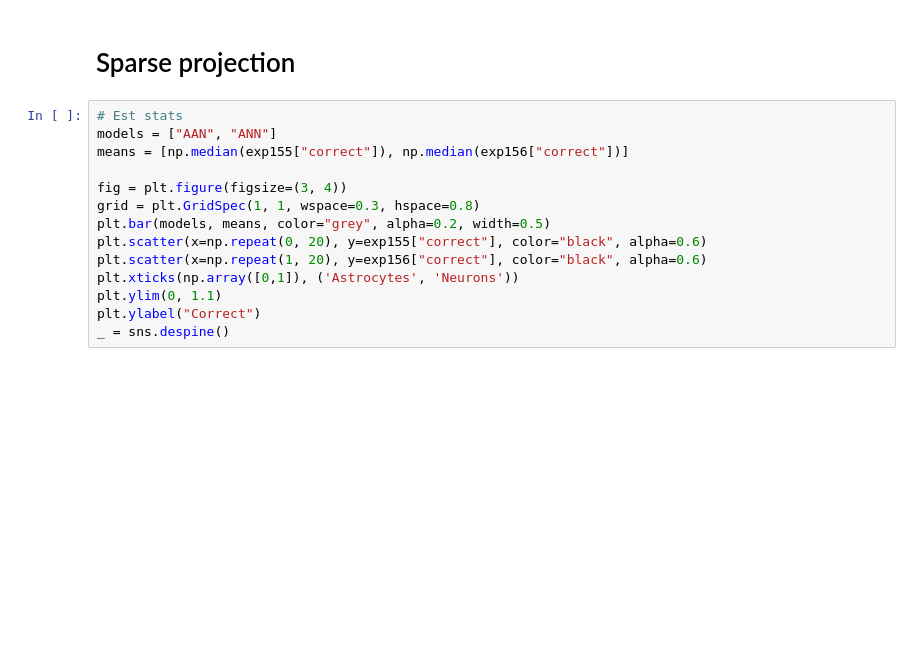
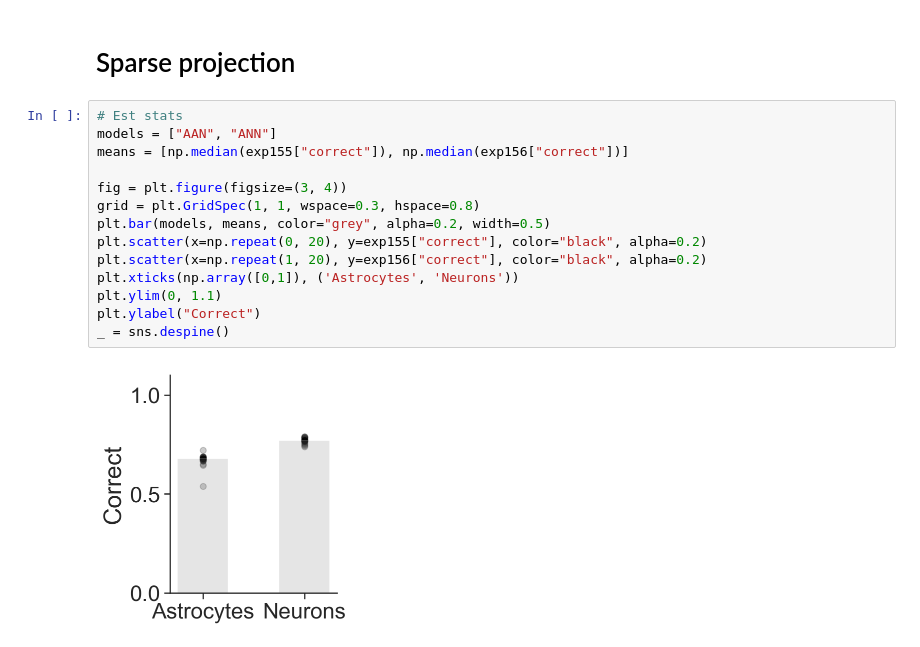
Before and after one commit to CoAxLab/glia_playing_atari, a Jupyter notebook: notebooks/digits_exp151-156.ipynb, the cells around one changed output. Saved outputs shown, nothing was run; the diff lists cells and outputs as text; blank space fills up the shorter version.

```diff
--- a/notebooks/digits_exp151-156.ipynb
+++ b/notebooks/digits_exp151-156.ipynb
@@ -91,14 +91,16 @@ _ = sns.despine()
 # %%
 # Est stats
 models = ["AAN", "ANN"]
 means = [np.median(exp155["correct"]), np.median(exp156["correct"])]
 
 fig = plt.figure(figsize=(3, 4))
 grid = plt.GridSpec(1, 1, wspace=0.3, hspace=0.8)
 plt.bar(models, means, color="grey", alpha=0.2, width=0.5)
-plt.scatter(x=np.repeat(0, 20), y=exp155["correct"], color="black", alpha=0.6)
-plt.scatter(x=np.repeat(1, 20), y=exp156["correct"], color="black", alpha=0.6)
+plt.scatter(x=np.repeat(0, 20), y=exp155["correct"], color="black", alpha=0.2)
+plt.scatter(x=np.repeat(1, 20), y=exp156["correct"], color="black", alpha=0.2)
 plt.xticks(np.array([0,1]), ('Astrocytes', 'Neurons'))
 plt.ylim(0, 1.1)
 plt.ylabel("Correct")
 _ = sns.despine()
+# %% [output]
+[figure, added]
```
Also changed, not shown: parts of 2 cells of this notebook, 1 other file.
